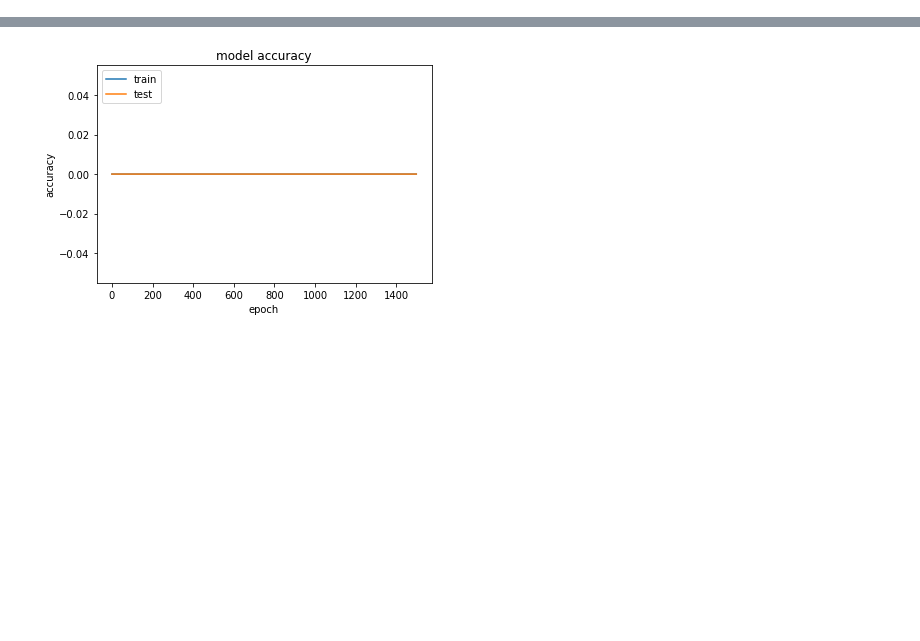
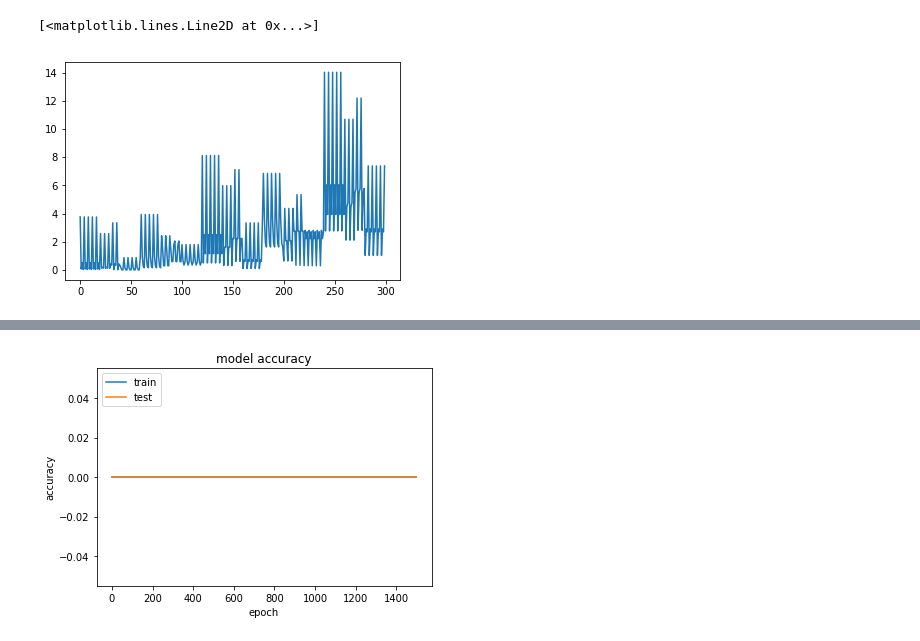
Before and after one commit to jerichooconnell/tf_unet, a Jupyter notebook: tf_unet/Calibration.ipynb, the cells around one changed output, grey strips where cells are left out. Cells and saved outputs as stored; diff of their text form; code cells hidden in the pictures; blank space fills up the shorter version.

```diff
--- a/tf_unet/Calibration.ipynb
+++ b/tf_unet/Calibration.ipynb
@@ -53,6 +53,10 @@ for ii in range(nbins+1):
 Int_long = Int_long*10000/sum(Int_long)
 pixel_value = 0.
 
+total_intensities = []
+for ii in range(len(bin_vector)-1):
+    total_intensities.append(sum(Int_long[bin_vector[ii]:bin_vector[ii+1]]))
+
 # hard coding a start to avoid the k edges
 f1 = interp1d(np.log(Attenuation[12:,0]),np.log(Attenuation[12:,6]))#,kind='quadratic')
 f2 = interp1d(np.log(Attenuation2[19:,0]),np.log(Attenuation2[19:,6]))#,kind='quadratic')
@@ -63,9 +67,9 @@ f3 = interp1d(np.log(Air[:,0]),np.log(Air[:,6]))#,kind='quadratic')
 # plt.plot(np.log(Attenuation2[19:,0]),np.log(Attenuation2[19:,6]))
 # plt.plot(np.log(Ev_long/1000.),np.log(Int_long),'b*')
 
-chebs = 1.9*np.cos((2.*np.arange(0,10))*np.pi/18.) + 2.1
+chebs = 1.9*np.cos((2.*np.arange(0,20))*np.pi/36.) + 2.1
 
-target_SNR = 100
+target_SNR = 10
 # Finding the singnal in water that will be the basis for the noise
 signal = 3.1459*10**3
 # Finding the target noise
@@ -76,16 +80,17 @@ correct_signal = (signal / sigma)**2.
 # Now we need to scale the image by the correct factor so that the sqrt
 # of the image is the noise
 
-n_sample = 1
-ML_vec = np.zeros([4,10*n_sample*3])
-ML_label = np.zeros([10*3*n_sample])
+n_sample = 10
+nps = len(chebs)
+ML_vec = np.zeros([5,nps*n_sample*5])
+ML_label = np.zeros([nps*5*n_sample])
 
 count = -1
 nbins  = 4
 for kk,t_cart in enumerate(chebs):
-    for ll,t_total in enumerate([4,6,8]):
+    for ll,t_total in enumerate([4,5,6,7,8]):
         count += 1
-        ML_label[count*n_sample:count*n_sample+n_sample] = np.ones([1,n_sample])*t_cart
+        ML_vec[4,count*n_sample:count*n_sample+n_sample] = np.ones([1,n_sample])*t_cart
         for jj in range(nbins):
         # finding the attenuation for the low image
             for ii,energy in enumerate(Ev_long[bin_vector[jj]:bin_vector[jj+1]]):
@@ -109,9 +114,11 @@ for kk,t_cart in enumerate(chebs):
 #                 plt.figure(2)
 #                 plt.plot(ii,pixel_value,'k*')
 
-#             print(pixel_value)
+            #print(pixel_value)
 
-            temp_ML_vec = pixel_value + np.random.normal(0, np.sqrt(pixel_value*correct_signal/signal), n_sample)
+            temp_ML_vec = pixel_value #+ np.random.normal(0, np.sqrt(pixel_value*.01), n_sample) #*correct_signal / signal + np.random.normal(0, np.sqrt(pixel_value*correct_signal/signal), n_sample)
             ML_vec[jj,count*n_sample:count*n_sample+n_sample]= temp_ML_vec
 
             pixel_value = 0.
+
+#np.random.shuffle(ML_vec.T)
@@ -134,0 +209,7 @@ print(ys - ML_label)
+# %%
+P =np.asarray(ML_label - ys)**2
+plt.figure()
+plt.plot(P.T)
+# %% [output]
+[<matplotlib.lines.Line2D at 0x...>]
+[figure, added]
```
Also changed, not shown: parts of 7 cells of this notebook, 3 other files.
